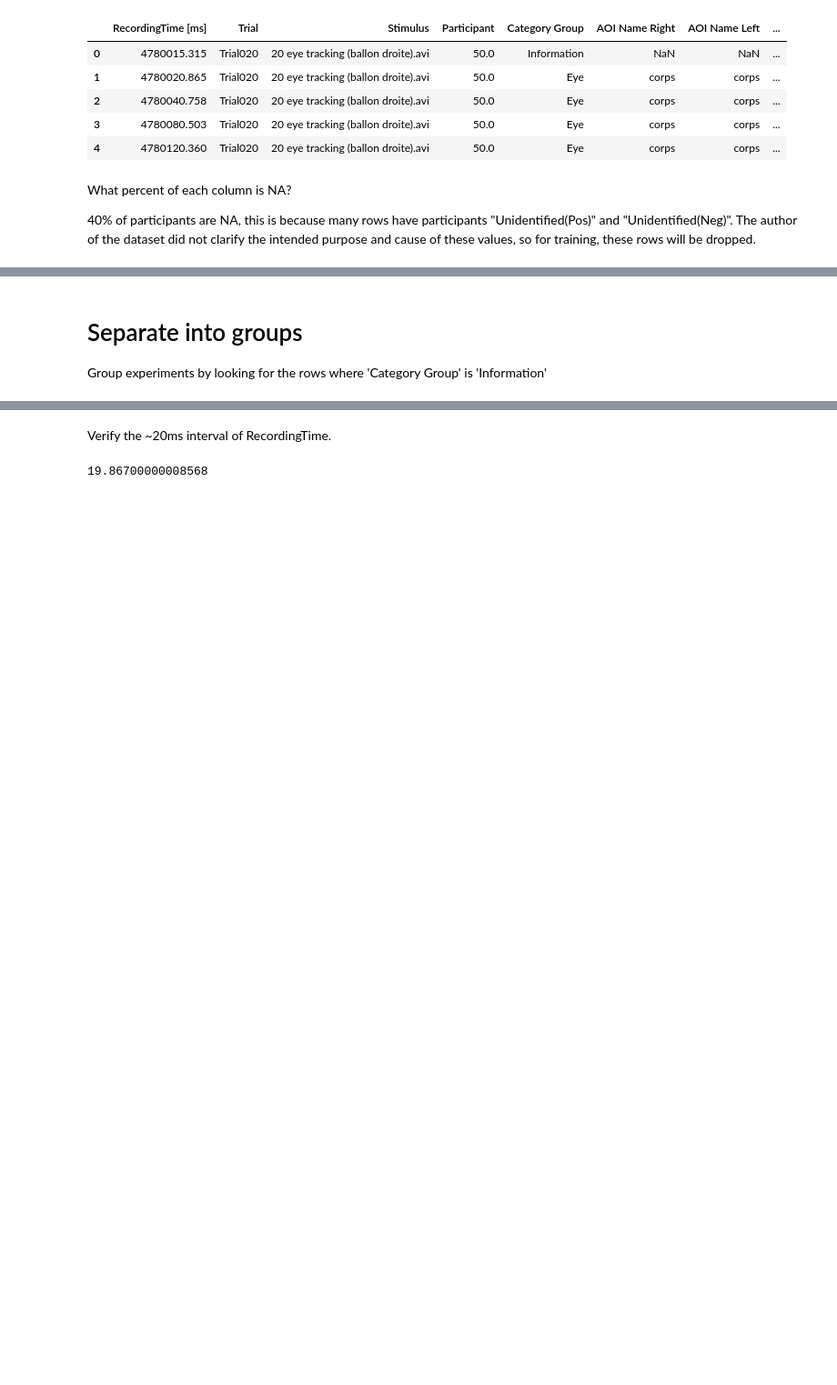
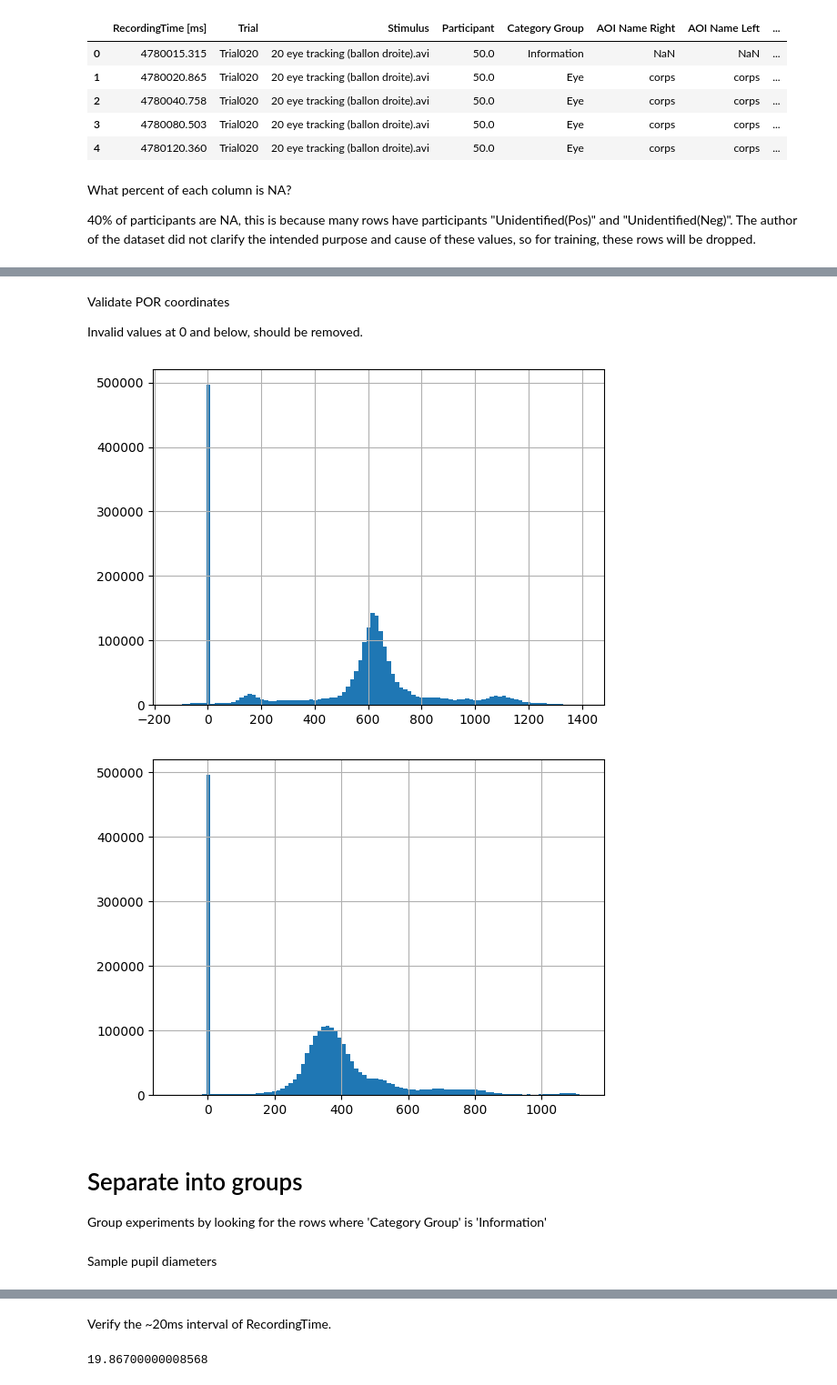
Before and after one commit to Kirk-KD/asd-eye-tracking, a Jupyter notebook: asd_eye_tracking.ipynb, the cells around one changed output, grey strips where cells are left out. Shown at 91% size. Saved outputs shown, nothing was run; the diff lists cells and outputs as text; code cells hidden in the pictures; blank space fills up the shorter version.

```diff
--- a/asd_eye_tracking.ipynb
+++ b/asd_eye_tracking.ipynb
@@ -107,4 +119,16 @@ experiments_df.isna().mean().round(3)
 dtype: float64
+# %% [markdown]
+Validate POR coordinates
+
+Invalid values at 0 and below, should be removed.
+# %%
+experiments_df['por_x'].hist(bins=100)
+plt.show()
+experiments_df['por_y'].hist(bins=100)
+plt.show()
+# %% [output]
+[figure, added]
+[figure, added]
 # %% [markdown]
 # Separate into groups
 
@@ -115,6 +139,8 @@ experiments_df.dropna(subset=['Participant'], inplace=True)
 
 experiments_df['SessionID'] = (experiments_df['Category Group'] == 'Information').cumsum()
 grouped_experiments = experiments_df[experiments_df['Category Group'] == 'Eye'].groupby('SessionID')
+# %% [markdown]
+Sample pupil diameters
 # %%
 import random
 
```
Also changed, not shown: parts of 10 cells of this notebook.
